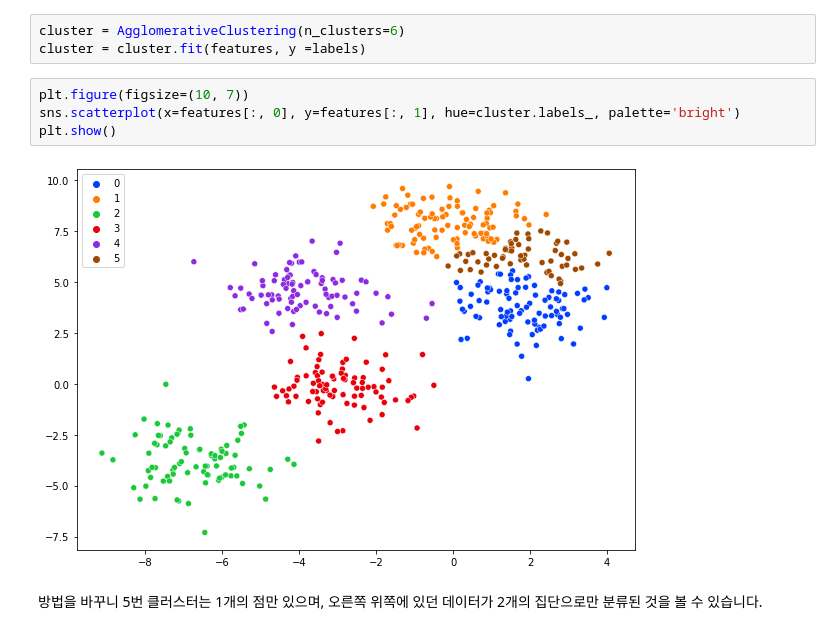
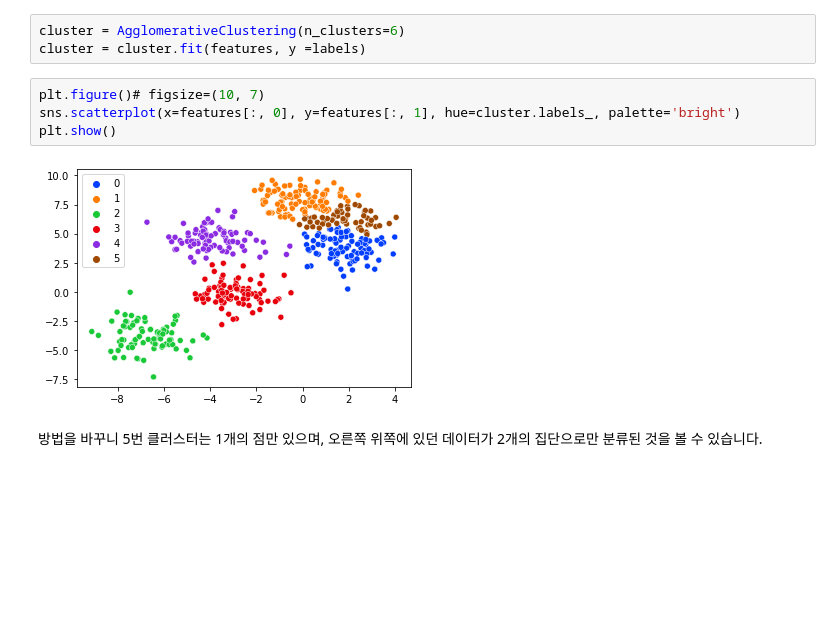
Before and after one commit to namepen/TIL, a Jupyter notebook: clustering/병합군집(Agglomerative Clustering).ipynb, the cells around one changed output. Saved outputs shown, nothing was run; the diff lists cells and outputs as text; blank space fills up the shorter version.

```diff
--- a/clustering/병합군집(Agglomerative Clustering).ipynb
+++ b/clustering/병합군집(Agglomerative Clustering).ipynb
@@ -41,11 +41,11 @@ plt.show()
 cluster = AgglomerativeClustering(n_clusters=6)
 cluster = cluster.fit(features, y =labels)
 # %%
-plt.figure(figsize=(10, 7))
+plt.figure()# figsize=(10, 7)
 sns.scatterplot(x=features[:, 0], y=features[:, 1], hue=cluster.labels_, palette='bright')
 plt.show()
 # %% [output]
-[figure, old version]
+[figure, new version]
 # %% [markdown]
 방법을 바꾸니 5번 클러스터는 1개의 점만 있으며, 오른쪽 위쪽에 있던 데이터가 2개의 집단으로만 분류된 것을 볼 수 있습니다.
 # %%
```
Also changed, not shown: parts of 4 cells of this notebook.
